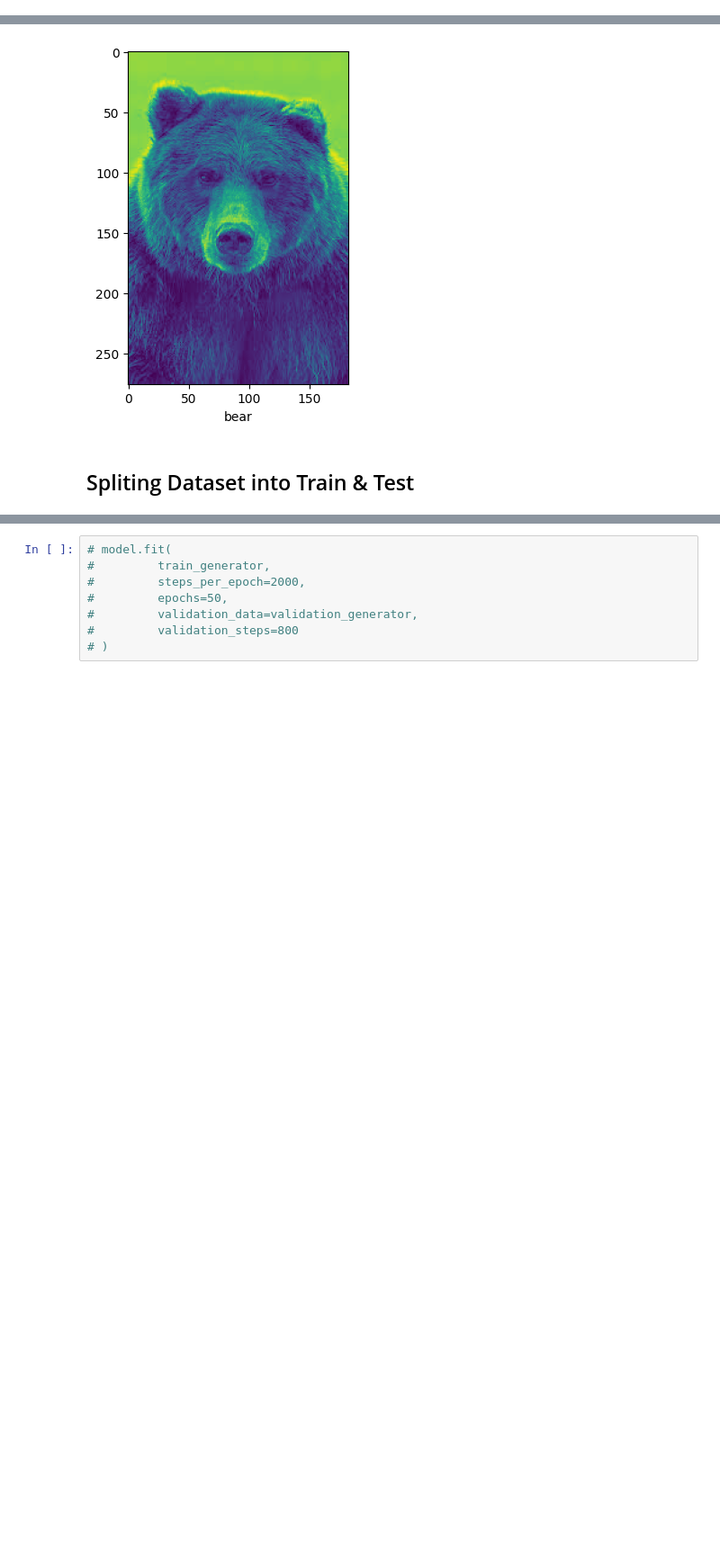
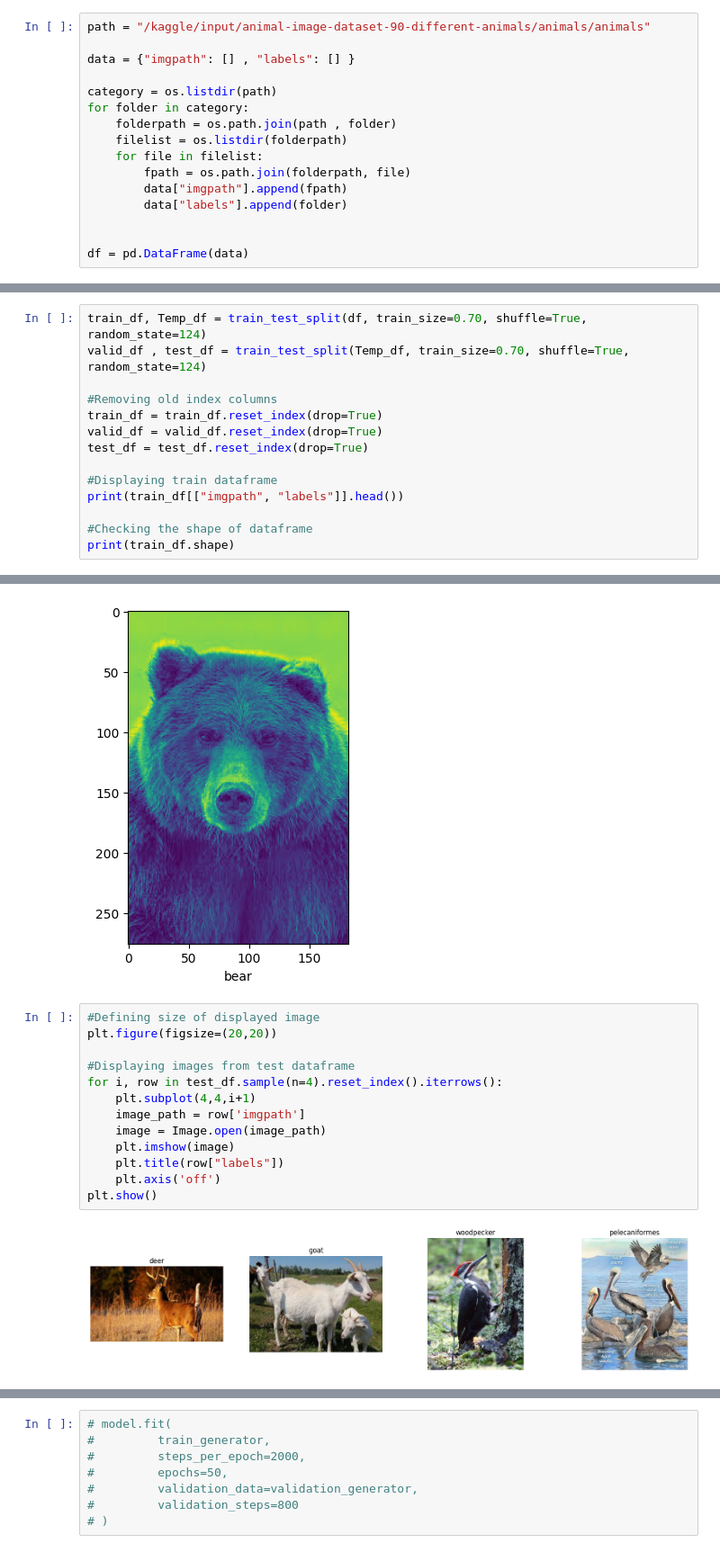
Before and after one commit to varunTarone/dl-project, a Jupyter notebook: animal-classification.ipynb, the cells around one changed output, grey strips where cells are left out. Shown at 90% size. Cells and saved outputs as stored; diff of their text form; blank space fills up the shorter version.

Commit message:
Creating dataframes

```diff
--- a/animal-classification.ipynb
+++ b/animal-classification.ipynb
@@ -66,0 +48,16 @@ for dirname, _, filenames in os.walk('/kaggle/input/animal-image-dataset-90-diff
+# %%
+path = "/kaggle/input/animal-image-dataset-90-different-animals/animals/animals"
+
+data = {"imgpath": [] , "labels": [] }
+
+category = os.listdir(path)
+for folder in category:
+    folderpath = os.path.join(path , folder)
+    filelist = os.listdir(folderpath)
+    for file in filelist:
+        fpath = os.path.join(folderpath, file)
+        data["imgpath"].append(fpath)
+        data["labels"].append(folder)
+
+
+df = pd.DataFrame(data)
@@ -66,0 +66,14 @@ for dirname, _, filenames in os.walk('/kaggle/input/animal-image-dataset-90-diff
+# %%
+train_df, Temp_df = train_test_split(df, train_size=0.70, shuffle=True, random_state=124)
+valid_df , test_df = train_test_split(Temp_df, train_size=0.70, shuffle=True, random_state=124)
+
+#Removing old index columns
+train_df = train_df.reset_index(drop=True)
+valid_df = valid_df.reset_index(drop=True)
+test_df = test_df.reset_index(drop=True)
+
+#Displaying train dataframe
+print(train_df[["imgpath", "labels"]].head())
+
+#Checking the shape of dataframe
+print(train_df.shape)
@@ -77,5 +98,18 @@ for img_path in os.listdir(filepath):
     break
 # %% [output]
 [figure]
-# %% [markdown]
-## Spliting Dataset into Train & Test
+# %%
+#Defining size of displayed image
+plt.figure(figsize=(20,20))
+
+#Displaying images from test dataframe
+for i, row in test_df.sample(n=4).reset_index().iterrows():
+    plt.subplot(4,4,i+1)
+    image_path = row['imgpath']
+    image = Image.open(image_path)
+    plt.imshow(image)
+    plt.title(row["labels"])
+    plt.axis('off')
+plt.show()
+# %% [output]
+[figure, added]
```
Also changed, not shown: parts of 7 cells of this notebook.
